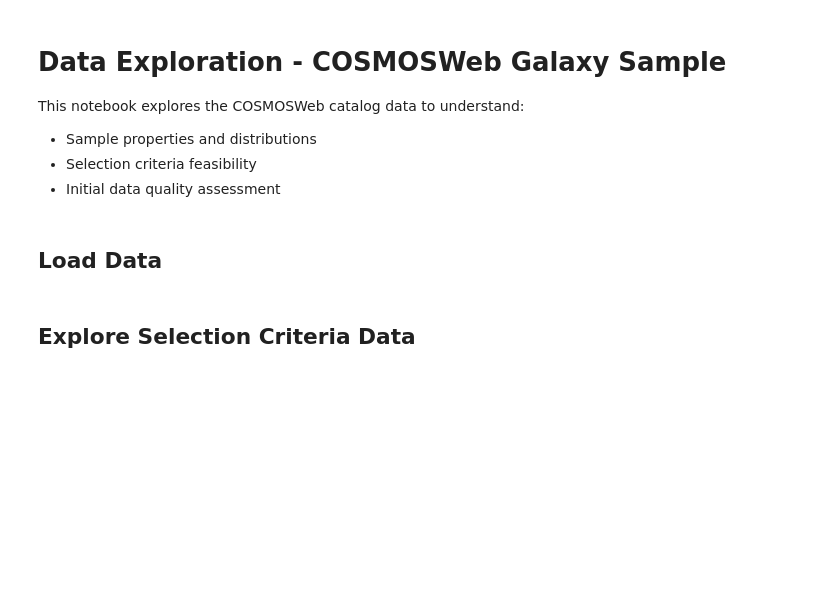
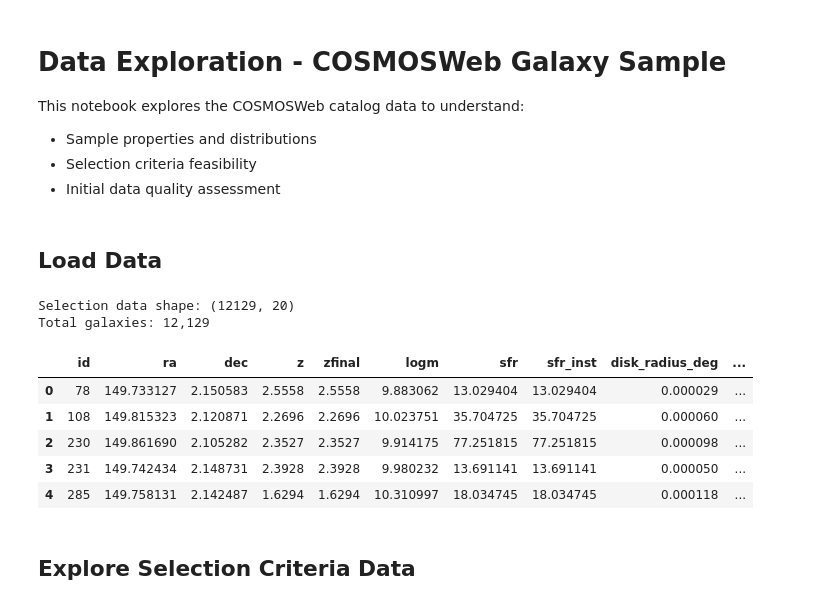
Before and after one commit to jkbarrerab/Pairs_JWST, a Jupyter notebook: notebooks/01_data_exploration.ipynb, the cells around one changed output. Drawn from its saved outputs; the diff is of its cells as text; code cells hidden in the pictures; blank space fills up the shorter version.

```diff
--- a/notebooks/01_data_exploration.ipynb
+++ b/notebooks/01_data_exploration.ipynb
@@ -16,9 +16,19 @@ sys.path.append('../scripts')
 ## Load Data
 # %%
 # Load selection criteria data
-selection_data = pd.read_csv('../data/raw/selection_criteria_data.csv')
+selection_data = pd.read_csv('../data/raw/pres_selection_data.csv')
 print(f"Selection data shape: {selection_data.shape}")
+print(f"Total galaxies: {len(selection_data):,}")
 selection_data.head()
+# %% [output]
+Selection data shape: (12129, 20)
+Total galaxies: 12,129
+|  | id | ra | dec | z | zfinal | logm | sfr | sfr_inst | disk_radius_deg | ... |
+| 0 | 78 | 149.733127 | 2.150583 | 2.5558 | 2.5558 | 9.883062 | 13.029404 | 13.029404 | 0.000029 | ... |
+| 1 | 108 | 149.815323 | 2.120871 | 2.2696 | 2.2696 | 10.023751 | 35.704725 | 35.704725 | 0.000060 | ... |
+| 2 | 230 | 149.861690 | 2.105282 | 2.3527 | 2.3527 | 9.914175 | 77.251815 | 77.251815 | 0.000098 | ... |
+| 3 | 231 | 149.742434 | 2.148731 | 2.3928 | 2.3928 | 9.980232 | 13.691141 | 13.691141 | 0.000050 | ... |
+| 4 | 285 | 149.758131 | 2.142487 | 1.6294 | 1.6294 | 10.310997 | 18.034745 | 18.034745 | 0.000118 | ... |
 # %%
 # Load COSMOSWeb master catalog
 # Note: This is a large file, consider using a subset for initial exploration
```
Also changed, not shown: parts of 10 cells of this notebook, 2 other files.
